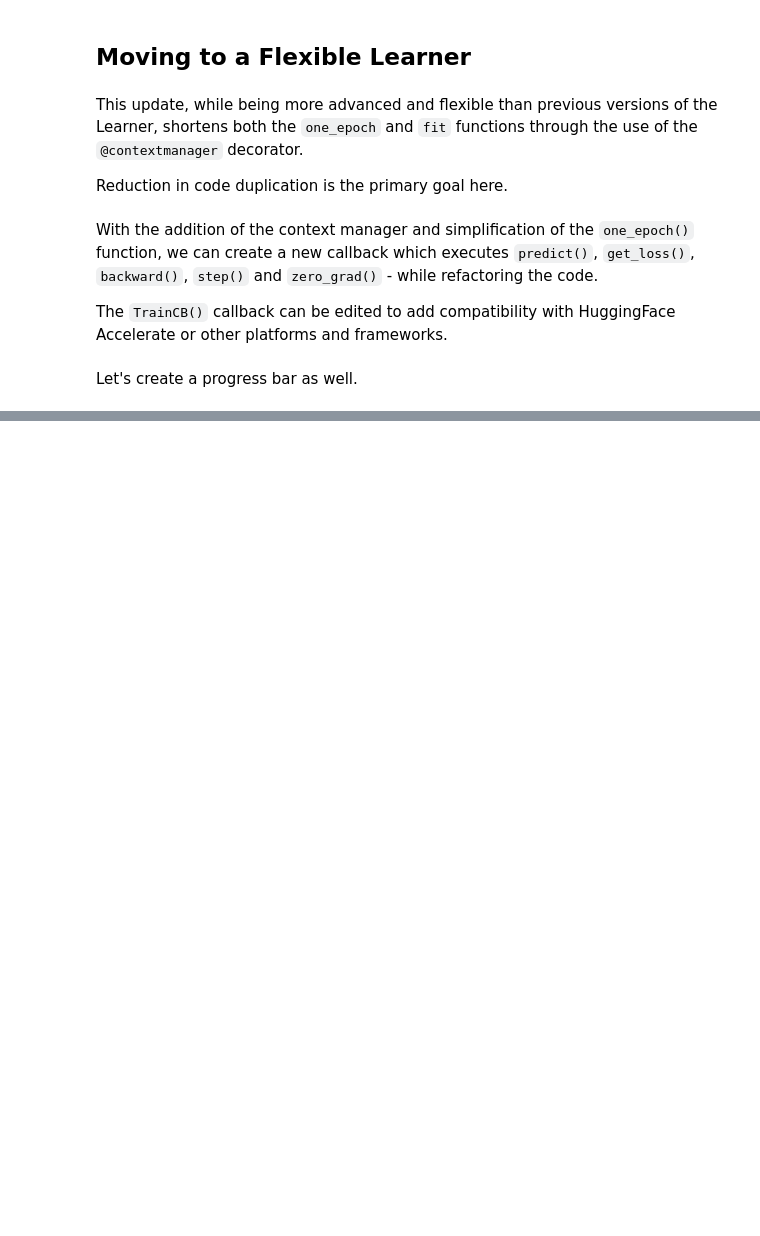
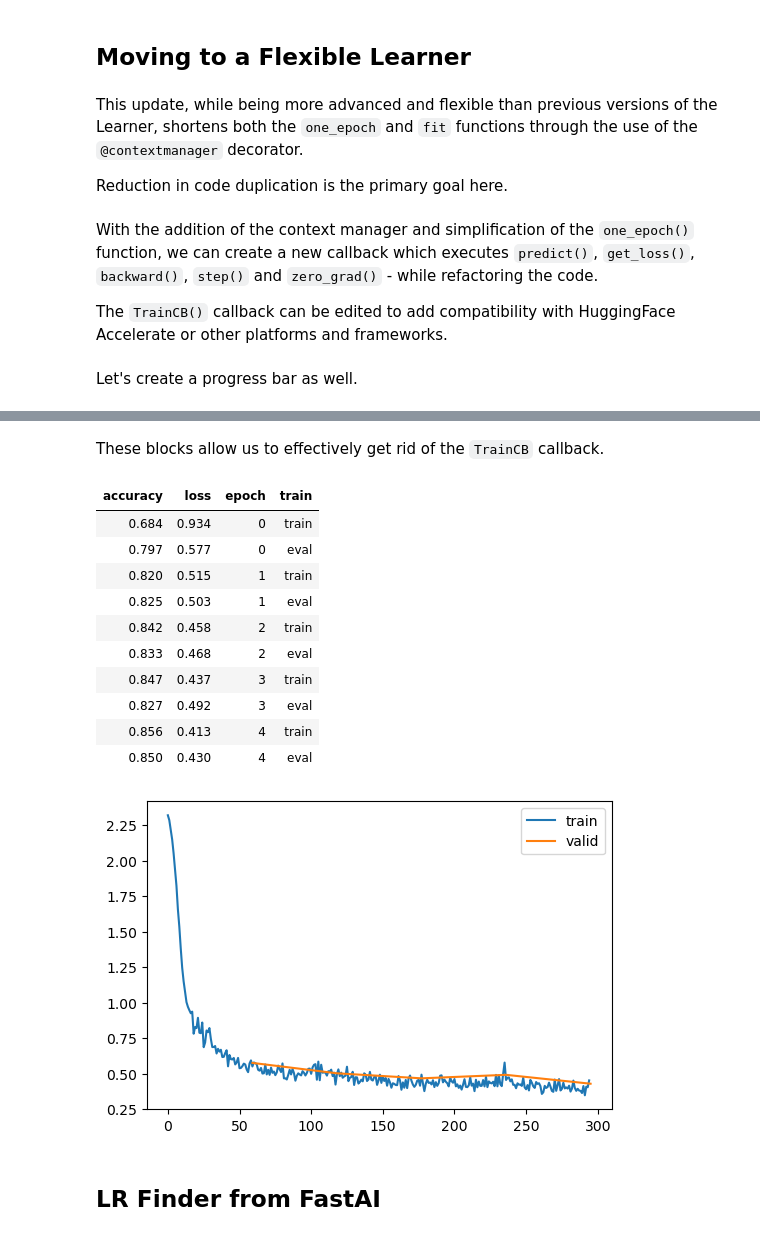
Before and after one commit to bachaudhry/FastAI-22-23, a Jupyter notebook: course_part_2/09_learner.ipynb, the cells around one changed output, grey strips where cells are left out. Cells and saved outputs as stored; diff of their text form; code cells hidden in the pictures; blank space fills up the shorter version.

```diff
--- a/course_part_2/09_learner.ipynb
+++ b/course_part_2/09_learner.ipynb
@@ -501,0 +514,11 @@ learn.fit(2)
+# %%
+class TrainLearner(Learner): # subclassing
+    def predict(self): self.preds = self.model(self.batch[0])
+
+    def get_loss(self): self.loss = self.loss_func(self.preds, self.batch[1])
+
+    def backward(self): self.loss.backward()
+
+    def step(self): self.opt.step()
+
+    def zero_grad(self): self.opt.zero_grad()
@@ -501,0 +527,32 @@ learn.fit(2)
+# %%
+class MomentumLearner(TrainLearner):
+    def __init__(self, model, dls, loss_func, lr=None, cbs=None, opt_func=optim.SGD, mom=0.85):
+        self.mom = mom
+        super().__init__(model, dls, loss_func, lr, cbs, opt_func)
+
+    def zero_grad(self):
+        with torch.no_grad():
+            # Using the grads directly makes this a leaner implementation than standard momentum
+            for p in self.model.parameters(): p.grad *= self.mom
+# %% [markdown]
+These blocks allow us to effectively get rid of the `TrainCB` callback.
+# %%
+metrics = MetricsCB(accuracy=MulticlassAccuracy())
+cbs = [DeviceCB(), metrics, ProgressCB(plot=True)]
+learn = MomentumLearner(get_model(), dls, F.cross_entropy, lr=0.1, cbs=cbs)
+learn.fit(5)
+# %% [output]
+| accuracy | loss | epoch | train |
+| 0.684 | 0.934 | 0 | train |
+| 0.797 | 0.577 | 0 | eval |
+| 0.820 | 0.515 | 1 | train |
+| 0.825 | 0.503 | 1 | eval |
+| 0.842 | 0.458 | 2 | train |
+| 0.833 | 0.468 | 2 | eval |
+| 0.847 | 0.437 | 3 | train |
+| 0.827 | 0.492 | 3 | eval |
+| 0.856 | 0.413 | 4 | train |
+| 0.850 | 0.430 | 4 | eval |
+[figure, added]
+# %% [markdown]
+## **LR Finder from FastAI**
```
Also changed, not shown: parts of 6 cells of this notebook.
